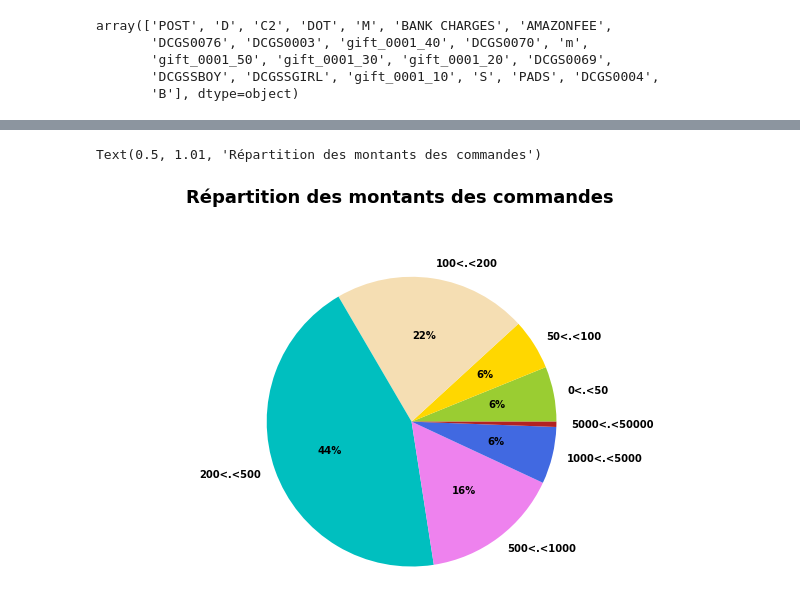
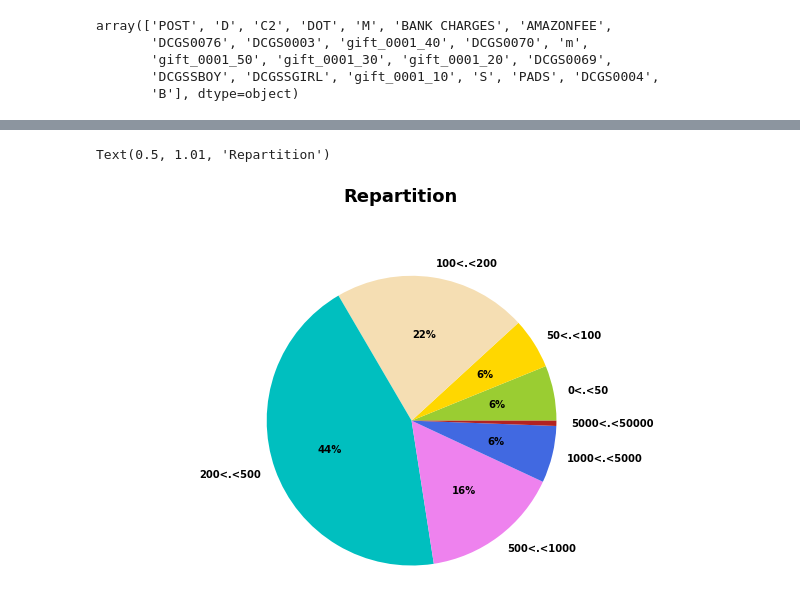
Before and after one commit to 23subbhashit/Ecommerce, a Jupyter notebook: E_commerce.ipynb, the cells around one changed output, grey strips where cells are left out. Drawn from its saved outputs; the diff is of its cells as text; code cells hidden in the pictures.

```diff
--- a/E_commerce.ipynb
+++ b/E_commerce.ipynb
@@ -199,26 +199,26 @@ basket_price.sort_values('CustomerID')[:6]
 # %%
 import matplotlib.pyplot as plt
 price_range = [0, 50, 100, 200, 500, 1000, 5000, 50000]
 count_price = []
 for i, price in enumerate(price_range):
     if i == 0: continue
     val = basket_price[(basket_price['Basket Price'] < price) &
                        (basket_price['Basket Price'] > price_range[i-1])]['Basket Price'].count()
     count_price.append(val)
 plt.rc('font', weight='bold')
 f, ax = plt.subplots(figsize=(11, 6))
 colors = ['yellowgreen', 'gold', 'wheat', 'c', 'violet', 'royalblue','firebrick']
 labels = [ '{}<.<{}'.format(price_range[i-1], s) for i,s in enumerate(price_range) if i != 0]
 sizes  = count_price
 explode = [0.0 if sizes[i] < 100 else 0.0 for i in range(len(sizes))]
 ax.pie(sizes, explode = explode, labels=labels, colors = colors,
        autopct = lambda x:'{:1.0f}%'.format(x) if x > 1 else '',
        shadow = False, startangle=0)
 ax.axis('equal')
-f.text(0.5, 1.01, "Répartition des montants des commandes", ha='center', fontsize = 18)
+f.text(0.5, 1.01, "Repartition", ha='center', fontsize = 18)
 # %% [output]
-Text(0.5, 1.01, 'Répartition des montants des commandes')
+Text(0.5, 1.01, 'Repartition')
-[figure, old version]
+[figure, new version]
 # %%
 liste_produits = df_cleaned['Description'].unique()
 X = pd.DataFrame()
```
